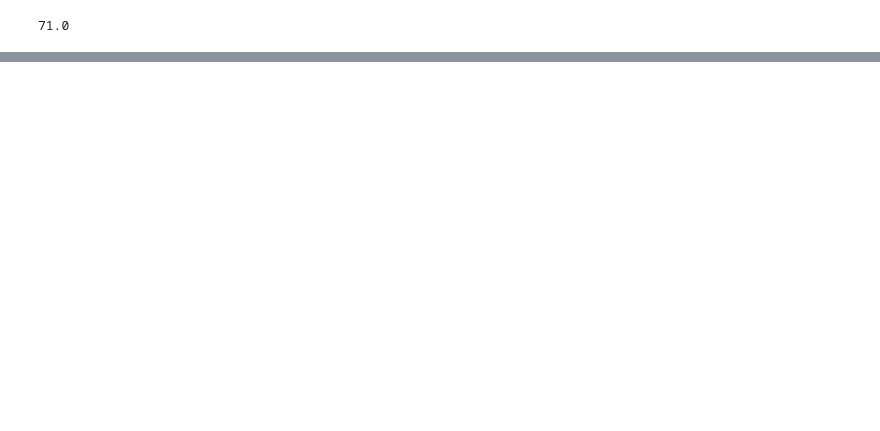
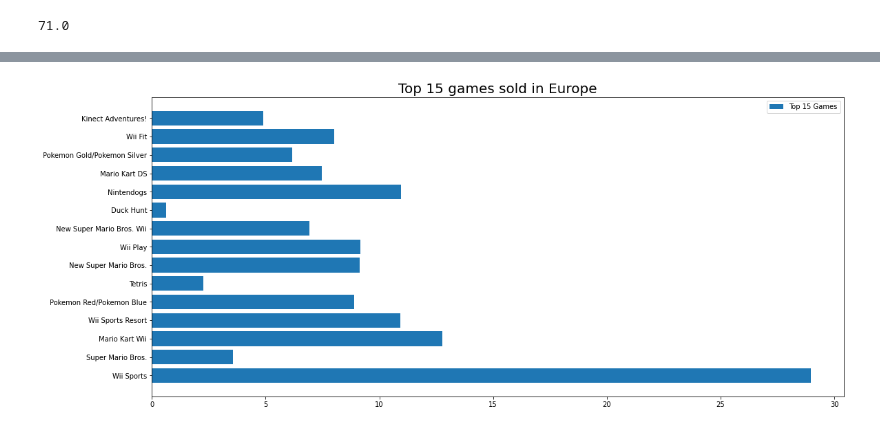
Before and after one commit to arihant1224/video_game_sales_with_ratings_eda_project, a Jupyter notebook: eda_video_games_sales_with_rating.ipynb, the cells around one changed output, grey strips where cells are left out. Cells and saved outputs as stored; diff of their text form; code cells hidden in the pictures; blank space fills up the shorter version.

```diff
--- a/eda_video_games_sales_with_rating.ipynb
+++ b/eda_video_games_sales_with_rating.ipynb
@@ -236,0 +444,9 @@ videogame_df.describe()
+# %%
+#top 15 games in EU (Europe)
+plt.figure(figsize = (18,8))
+plt.barh(top15["Name"],top15["EU_Sales"], label = 'Top 15 Games')
+plt.title("Top 15 games sold in Europe",fontdict = {"fontsize":20})
+plt.legend()
+plt.show()
+# %% [output]
+[figure, added]
```
Also changed, not shown: parts of 36 cells of this notebook.
